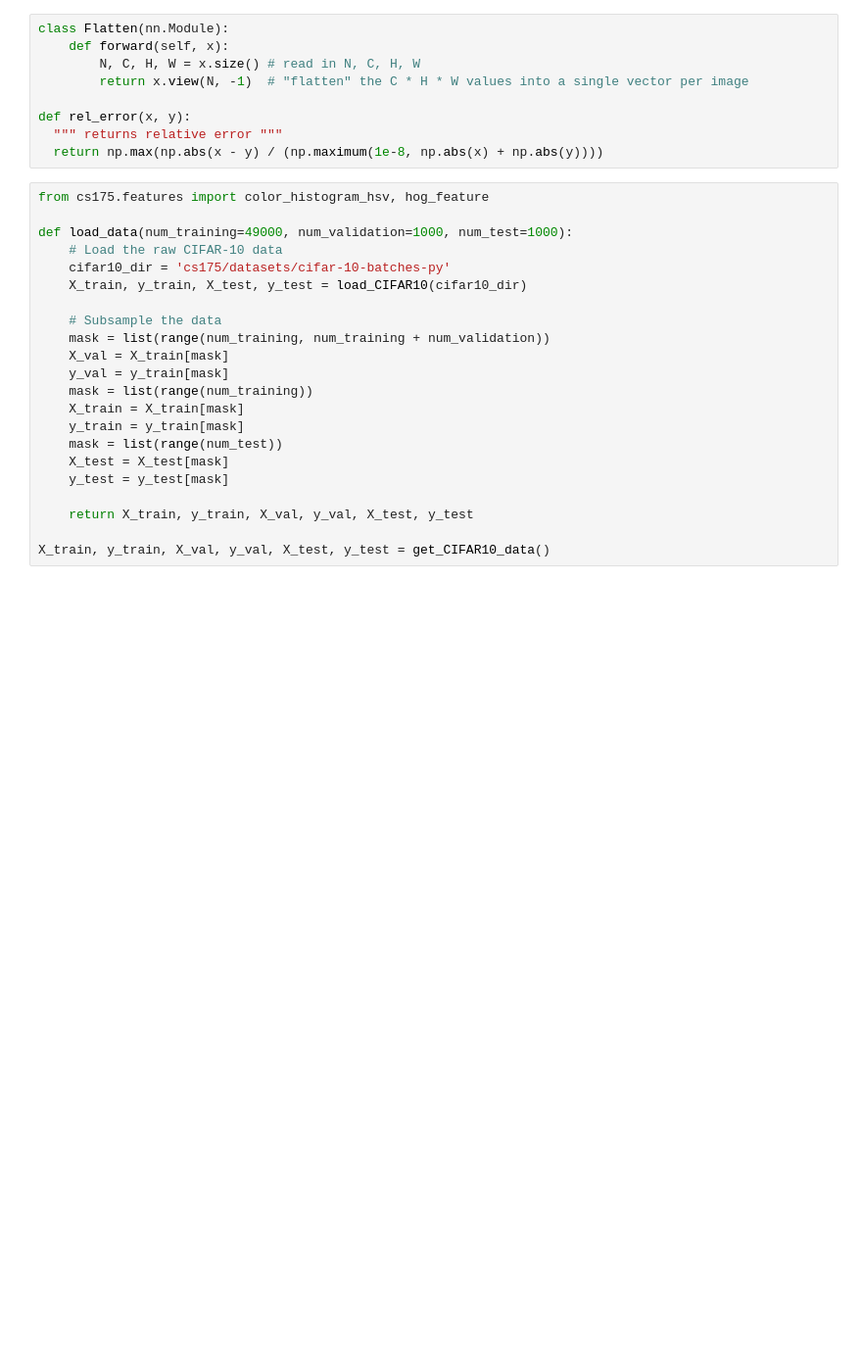
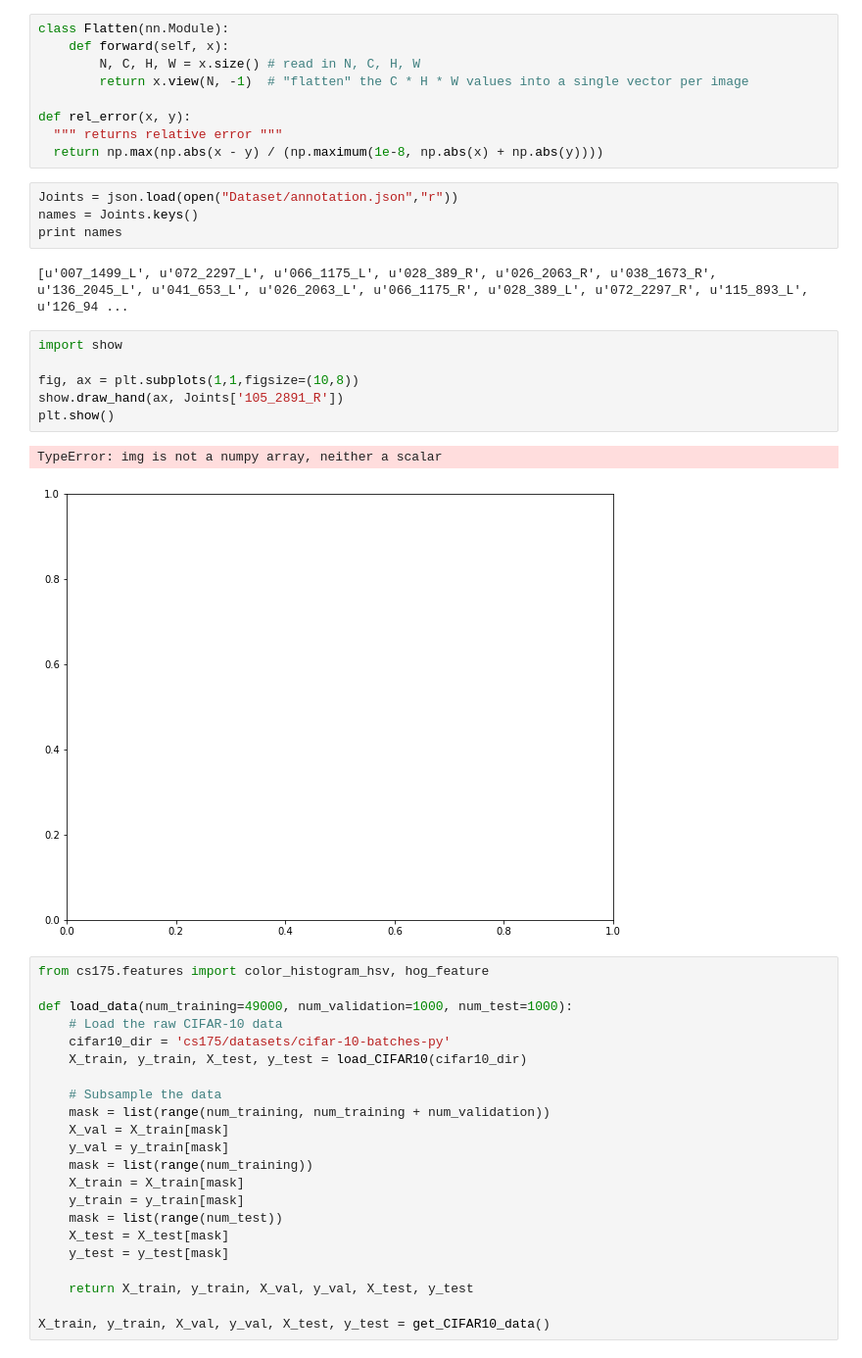
Before and after one commit to daldaron/cs175, a Jupyter notebook: Eduardo.ipynb, the cells around one changed output. Shown at 98% size. Saved outputs shown, nothing was run; the diff lists cells and outputs as text; blank space fills up the shorter version.

Commit message:
added show module

```diff
--- a/Eduardo.ipynb
+++ b/Eduardo.ipynb
@@ -26,6 +31,21 @@ class Flatten(nn.Module):
 def rel_error(x, y):
   """ returns relative error """
   return np.max(np.abs(x - y) / (np.maximum(1e-8, np.abs(x) + np.abs(y))))
+# %%
+Joints = json.load(open("Dataset/annotation.json","r"))
+names = Joints.keys()
+print names
+# %% [output]
+[u'007_1499_L', u'072_2297_L', u'066_1175_L', u'028_389_R', u'026_2063_R', u'038_1673_R', u'136_2045_L', u'041_653_L', u'026_2063_L', u'066_1175_R', u'028_389_L', u'072_2297_R', u'115_893_L', u'126_94 ...
+# %%
+import show
+
+fig, ax = plt.subplots(1,1,figsize=(10,8))
+show.draw_hand(ax, Joints['105_2891_R'])
+plt.show()
+# %% [output]
+TypeError: img is not a numpy array, neither a scalar
+[figure, added]
 # %%
 from cs175.features import color_histogram_hsv, hog_feature
 
```
Also changed, not shown: parts of 1 cell of this notebook, 3 other files.
